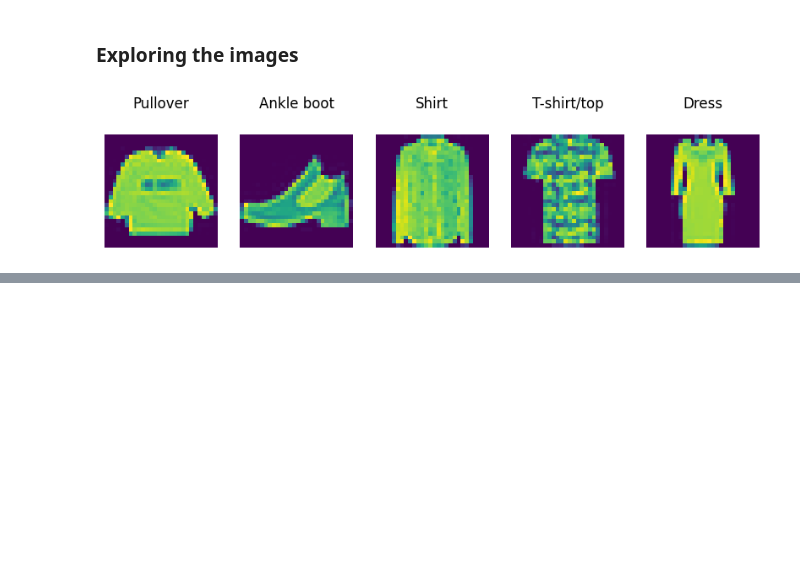
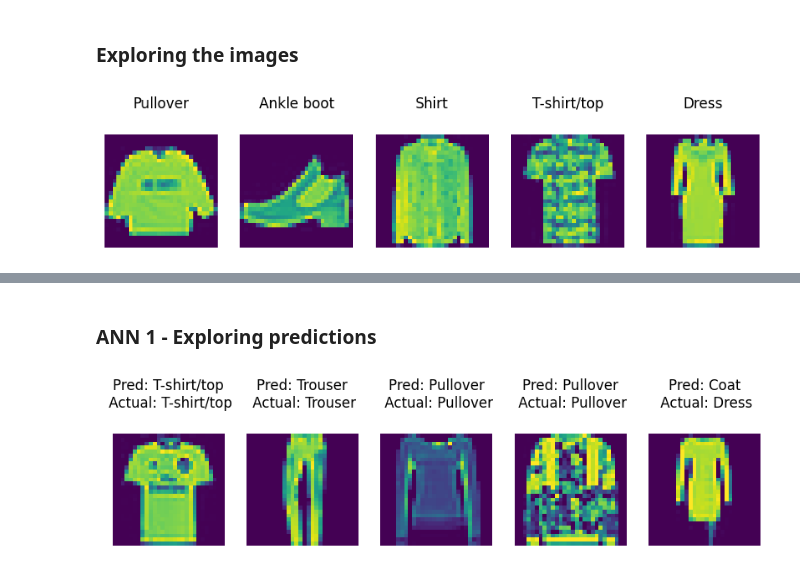
Before and after one commit to Act-Martin-Segovia/ANN---Classification, a Jupyter notebook: Fashion_MINST_Classification.ipynb, the cells around one changed output, grey strips where cells are left out. Saved outputs shown, nothing was run; the diff lists cells and outputs as text; code cells hidden in the pictures; blank space fills up the shorter version.

```diff
--- a/Fashion_MINST_Classification.ipynb
+++ b/Fashion_MINST_Classification.ipynb
@@ -169,0 +164,15 @@ Text(95.72222222222221, 0.5, 'Truth')
+# %% [markdown]
+### ANN 1 - Exploring predictions
+# %%
+# Plot the first 5 images with predicted labels as titles
+plt.figure(figsize=(10, 5))
+
+for i in range(5):
+    plt.subplot(1, 5, i + 1)  # Create a grid with 1 row and 5 columns
+    plt.matshow(X_test.iloc[i].values.reshape(28, 28), fignum=False)  # Use X_test[i].reshape(28, 28) if X_test is a NumPy array
+    plt.title(f"Pred: {img_labels[y_predicted_labels[i]]}\n Actual: {img_labels[y_test.iloc[i]]}")
+    plt.axis('off')  # Hide the axes for a cleaner look
+
+plt.show()
+# %% [output]
+[figure, added]
```
Also changed, not shown: parts of 26 cells of this notebook, 1 other file.
